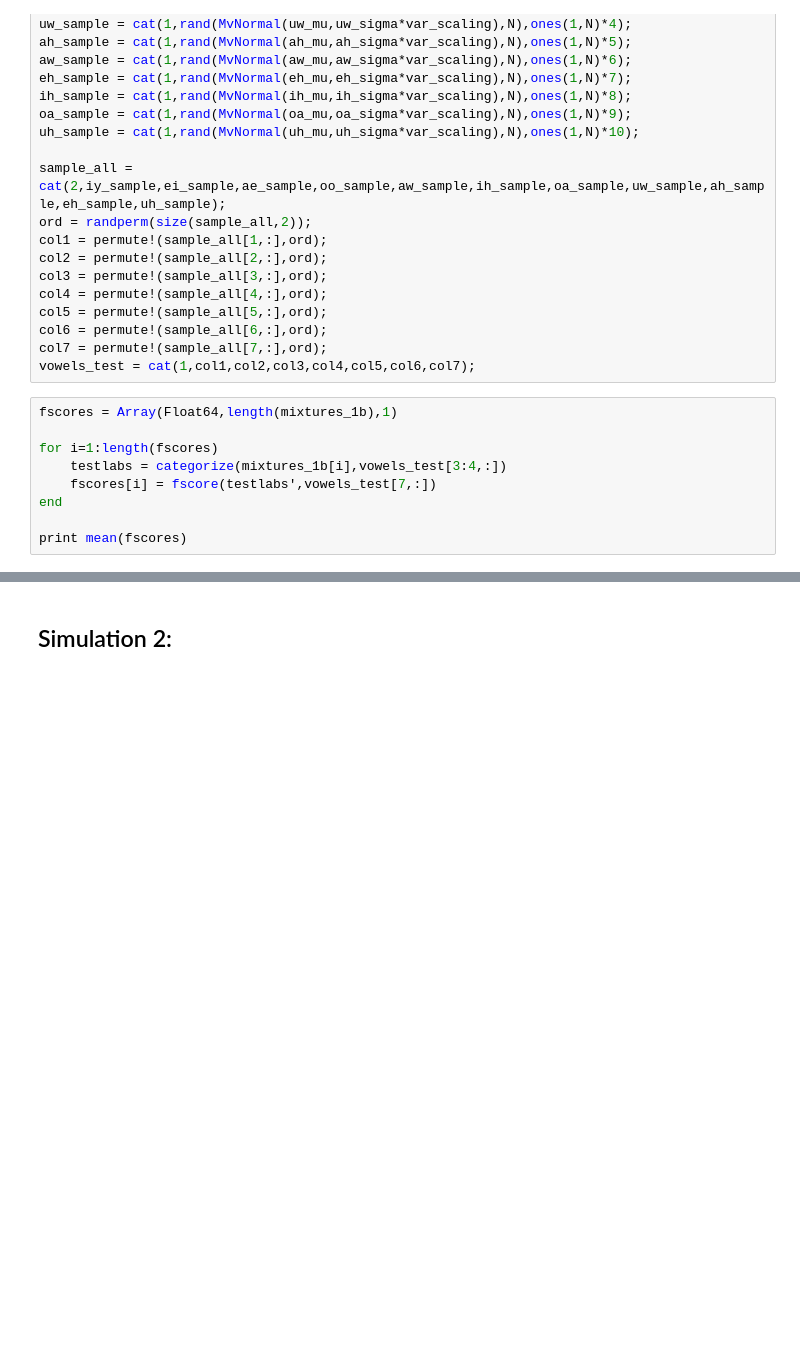
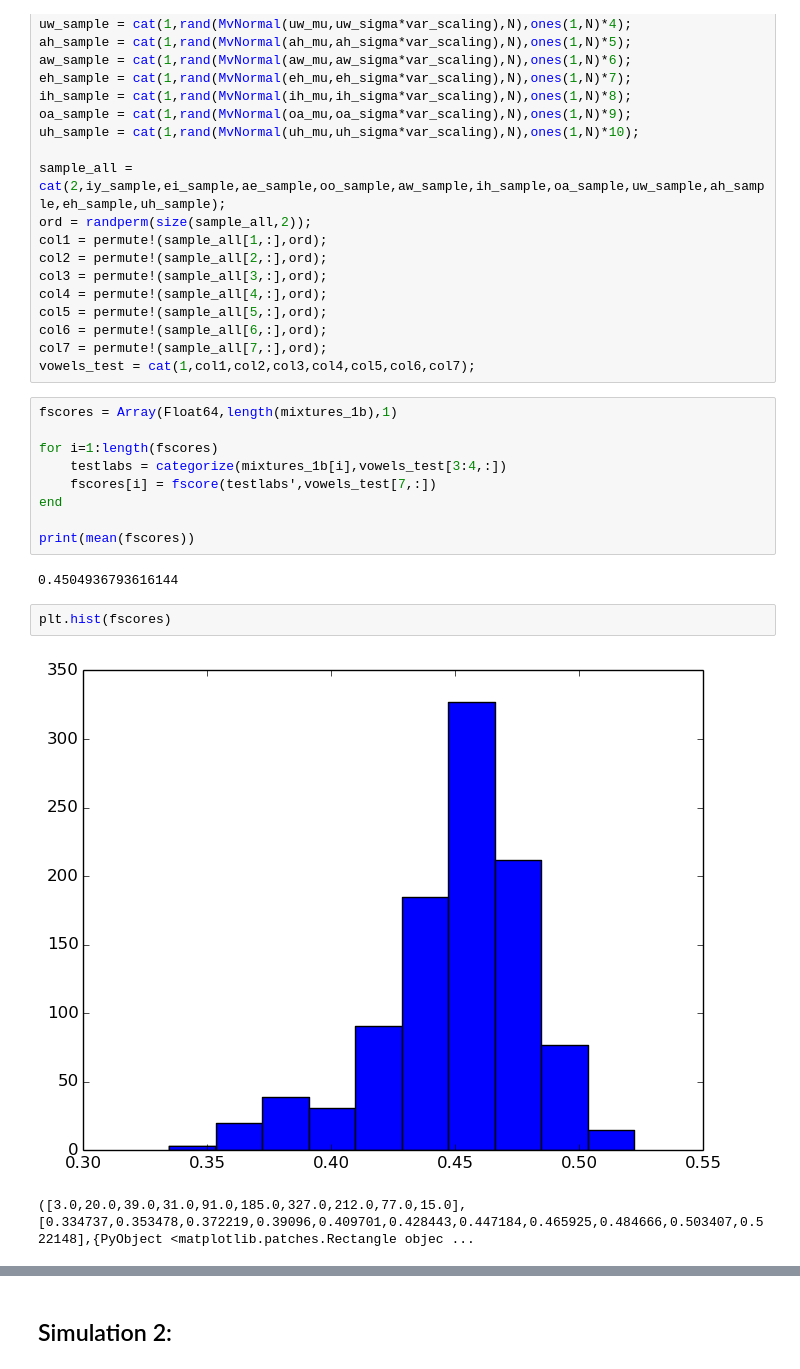
Before and after one commit to phasedchirp/dissertation, a Jupyter notebook: BCL_simulations.ipynb, the cells around one changed output, grey strips where cells are left out. Cells and saved outputs as stored; diff of their text form; blank space fills up the shorter version.

```diff
--- a/BCL_simulations.ipynb
+++ b/BCL_simulations.ipynb
@@ -145,7 +145,14 @@ for i=1:length(fscores)
     fscores[i] = fscore(testlabs',vowels_test[7,:])
 end
 
-print mean(fscores)
+print(mean(fscores))
+# %% [output]
+0.4504936793616144
+# %%
+plt.hist(fscores)
+# %% [output]
+[figure, added]
+([3.0,20.0,39.0,31.0,91.0,185.0,327.0,212.0,77.0,15.0],[0.334737,0.353478,0.372219,0.39096,0.409701,0.428443,0.447184,0.465925,0.484666,0.503407,0.522148],{PyObject <matplotlib.patches.Rectangle objec ...
 # %%
 fscores2 = {}
 
```
Also changed, not shown: parts of 8 cells of this notebook, 3 other files.
